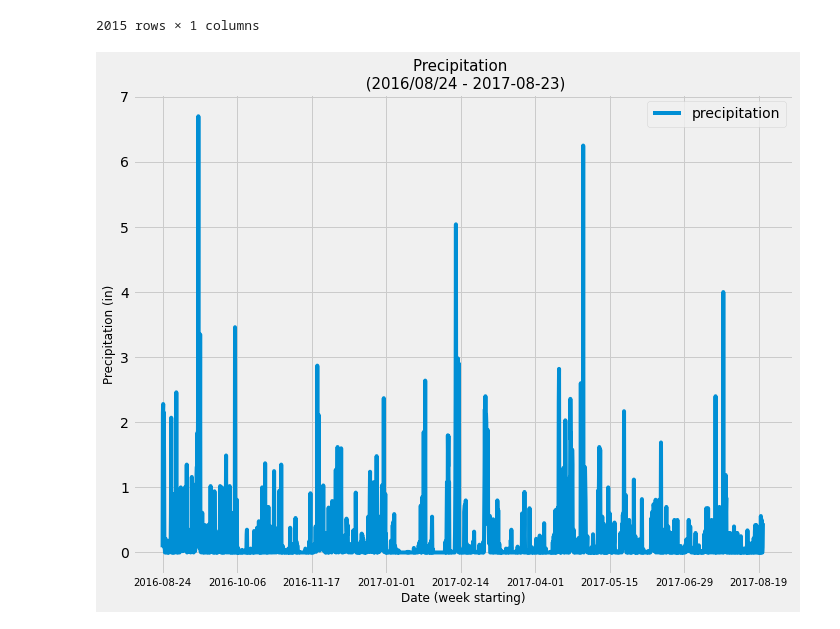
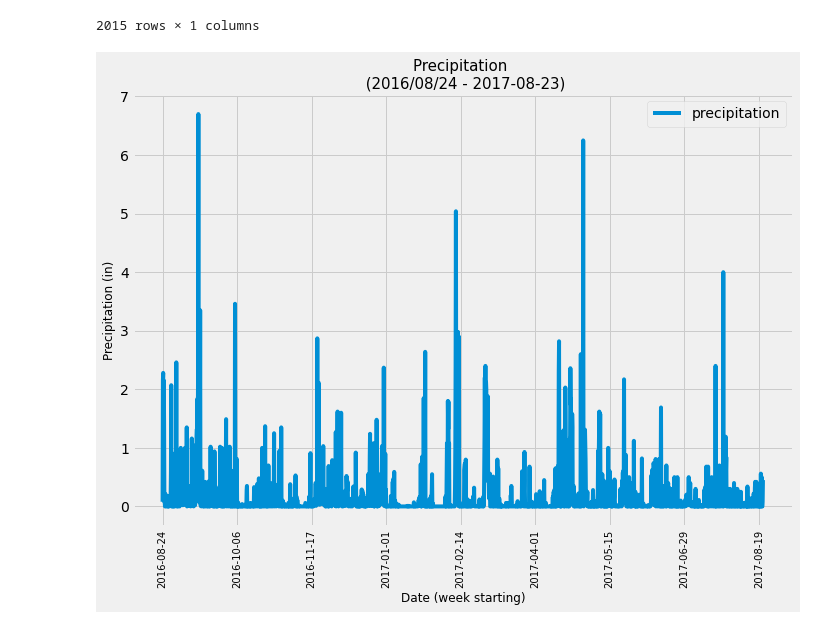
Before and after one commit to KinlayD/sqlalchemy-challenge, a Jupyter notebook: surfs_up.ipynb, the cells around one changed output. Drawn from its saved outputs; the diff is of its cells as text; code cells hidden in the pictures.

```diff
--- a/surfs_up.ipynb
+++ b/surfs_up.ipynb
@@ -112,17 +112,17 @@ prcp_df
 # %%
 # plot precipitation data as bar chart
 
 prcp_df.plot(figsize=(10,8))
 plt.locator_params(axis='x', nbins=16)
 plt.tick_params(axis='x')
-plt.xticks(fontsize=10)
+plt.xticks(fontsize=10, rotation=90)
 plt.title("Precipitation \n (2016/08/24 - 2017-08-23)", fontsize=15)
 plt.xlabel("Date (week starting)", fontsize=12)
 plt.ylabel("Precipitation (in)", fontsize=12)
 plt.tight_layout()
 plt.show()
 # %% [output]
-[figure, old version]
+[figure, new version]
 # %%
 # summary statistics
 prcp_df.describe()
```
Also changed, not shown: parts of 7 cells of this notebook, 1 other file.
